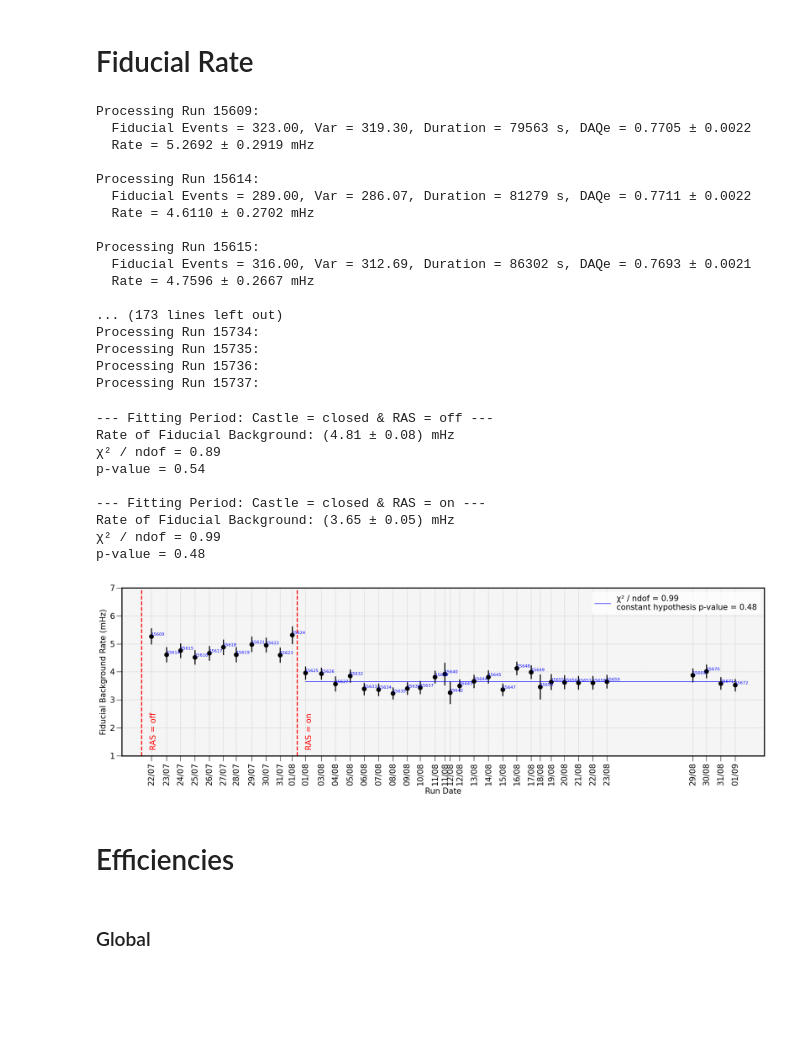
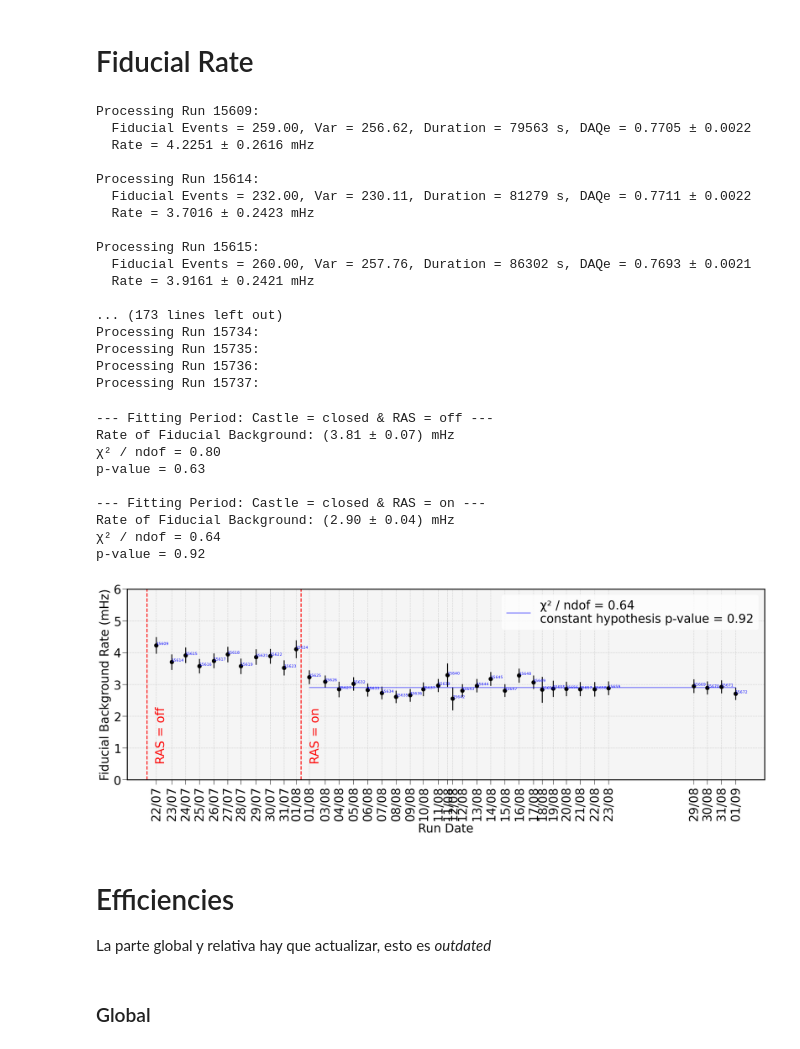
Before and after one commit to camacortespar/next-analysis, a Jupyter notebook: NEXT-100/Backgrounds/notebooks/Plotting_Rates_Effs.ipynb, the cells around one changed output. Cells and saved outputs as stored; diff of their text form; code cells hidden in the pictures; blank space fills up the shorter version.

```diff
--- a/NEXT-100/Backgrounds/notebooks/Plotting_Rates_Effs.ipynb
+++ b/NEXT-100/Backgrounds/notebooks/Plotting_Rates_Effs.ipynb
@@ -250,7 +250,7 @@ Rate     = []
 Rate_err = []
 Run_numbers = []
 
-FIDUCIAL_EFF_STD = 8e-3       # Standard fiducial efficiency for correction
+FIDUCIAL_EFF_STD = 6.3e-3       # Standard fiducial efficiency for correction
 
 def const_func(x, a):
     return ff.linear_func(x, 0, a)
@@ -273,9 +273,11 @@ for run_id in RATES_DF['Run_ID'].unique():
 
     # Date + error for each run
     date_cv = RATES_DF.loc[RATES_DF['Run_ID'] == run_id, 'Date_CV'].values[0]
+
     # Skip runs after Sep 2025 if you need it
     if date_cv > SEP_2025:
         continue
+
     Date.append(date_cv)
     Date_err.append(RATES_DF.loc[RATES_DF['Run_ID'] == run_id, 'Date_Err'].values[0])
 
@@ -305,16 +307,16 @@ for run_id in RATES_DF['Run_ID'].unique():
     print(f'  Rate = {rate_CV*1e3:.4f} ± {rate_err*1e3:.4f} mHz\n')
 # %% [output]
 Processing Run 15609:
-  Fiducial Events = 323.00, Var = 319.30, Duration = 79563 s, DAQe = 0.7705 ± 0.0022
-  Rate = 5.2692 ± 0.2919 mHz
+  Fiducial Events = 259.00, Var = 256.62, Duration = 79563 s, DAQe = 0.7705 ± 0.0022
+  Rate = 4.2251 ± 0.2616 mHz
 
 Processing Run 15614:
-  Fiducial Events = 289.00, Var = 286.07, Duration = 81279 s, DAQe = 0.7711 ± 0.0022
-  Rate = 4.6110 ± 0.2702 mHz
+  Fiducial Events = 232.00, Var = 230.11, Duration = 81279 s, DAQe = 0.7711 ± 0.0022
+  Rate = 3.7016 ± 0.2423 mHz
 
 Processing Run 15615:
-  Fiducial Events = 316.00, Var = 312.69, Duration = 86302 s, DAQe = 0.7693 ± 0.0021
-  Rate = 4.7596 ± 0.2667 mHz
+  Fiducial Events = 260.00, Var = 257.76, Duration = 86302 s, DAQe = 0.7693 ± 0.0021
+  Rate = 3.9161 ± 0.2421 mHz
 
 ... (173 lines left out)
 Processing Run 15734:
@@ -379,17 +381,17 @@ for i, period in enumerate(PERIODS):
        Y_FIT.append(const_func(x_shift, *popt))
 # %% [output]
 --- Fitting Period: Castle = closed & RAS = off ---
-Rate of Fiducial Background: (4.81 ± 0.08) mHz
-χ² / ndof = 0.89
-p-value = 0.54
+Rate of Fiducial Background: (3.81 ± 0.07) mHz
+χ² / ndof = 0.80
+p-value = 0.63
 
 --- Fitting Period: Castle = closed & RAS = on ---
-Rate of Fiducial Background: (3.65 ± 0.05) mHz
-χ² / ndof = 0.99
-p-value = 0.48
+Rate of Fiducial Background: (2.90 ± 0.04) mHz
+χ² / ndof = 0.64
+p-value = 0.92
 # %%
 # ----- Plotting ---- #
-fig, ax = plt.subplots(figsize=(18, 6))
+fig, ax = plt.subplots(figsize=(20, 8))
 
 # Data
 plt.errorbar(Date, Rate, xerr=Date_err, yerr=Rate_err, fmt='o', c='black', ecolor='black')
@@ -398,38 +400,40 @@ for x, y, run_id in zip(Date, Rate, Run_numbers):
 
 # Fits
 # plt.plot(X_FIT[0], Y_FIT[0], color='green', ls='-', label=f'RAS = off')
 plt.plot(X_FIT[1], Y_FIT[1], color='blue', ls='-', lw=1.0, label=f'χ² / ndof = {chi2 / ndof:.2f}\nconstant hypothesis p-value = {p_value:.2f}')
 
 # Important dates
-x_date = 5e4; y_date = 1.2
+x_date = 5e4; y_date = 0.5
 plt.axvline(x=CC_02, color='red', ls ='--', lw=2.0)
 plt.text(CC_02+x_date, y_date, 'RAS = off', color='red', ha='left', va='bottom', rotation=90)
 plt.axvline(x=CC_RAS_02, color='red', ls ='--', lw=2.0)
 plt.text(CC_RAS_02+x_date, y_date, 'RAS = on', color='red', ha='left', va='bottom', rotation=90)
 
 # ----- Styling ----- #
 # Preliminary logo
 # LOGO_BOX    = OffsetImage(PRELIM_LOGO, zoom = 0.1)
 # xy = (Date.max(), Rate.max())
 # ab = AnnotationBbox(LOGO_BOX, xy, xybox=(-50, 40), xycoords='data', boxcoords="offset points",  frameon=False)
 # ax.add_artist(ab)
 
 plt.xlabel('Run Date')
 x_labels = [crudo.epoch_converter(t, h=False) for t in Date]        # Convert x-axis bin edges to readable time format
 plt.xticks(Date, x_labels, ha='center', rotation=90)
 plt.ylabel('Fiducial Background Rate (mHz)')
-plt.ylim(1, 7)
+plt.ylim(0, 6)
 plt.legend(loc='upper right')
 
 plt.grid(True)
 plt.gca().set_facecolor("whitesmoke")
 # plt.savefig(f'/lhome/ific/c/ccortesp/Analysis/NEXT-100/Backgrounds/images/Fiducial_Rate_Evolution.pdf')
 plt.tight_layout()
 plt.show()
 # %% [output]
-[figure, old version]
+[figure, new version]
-# %% [markdown]
-# Efficiencies
+# %% [markdown]
+# Efficiencies
+
+La parte global y relativa hay que actualizar, esto es _outdated_
 # %%
 # PERFORMED_CUTS = ['Reco_CV', 'After_Zneg', 'nS1_0', 'nS1_1', 'nS1_NOPolike', 'After_S1', 'After_S2', 'nElectron', 'Clean_nElectron', 'nElectron_Trg2', 'nElectron_Fiducial']
 PERFORMED_CUTS = ['Reco_CV', 'After_Zneg', 'After_S1', 'After_S2', 'nElectron', 'Clean_nElectron', 'nElectron_Trg2', 'nElectron_Fiducial']
```
Also changed, not shown: parts of 5 cells of this notebook, 5 other files.
